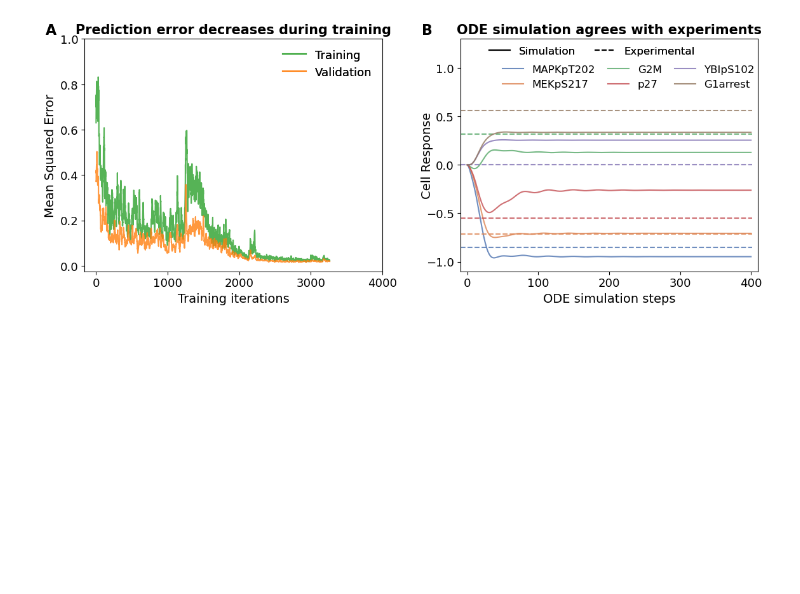
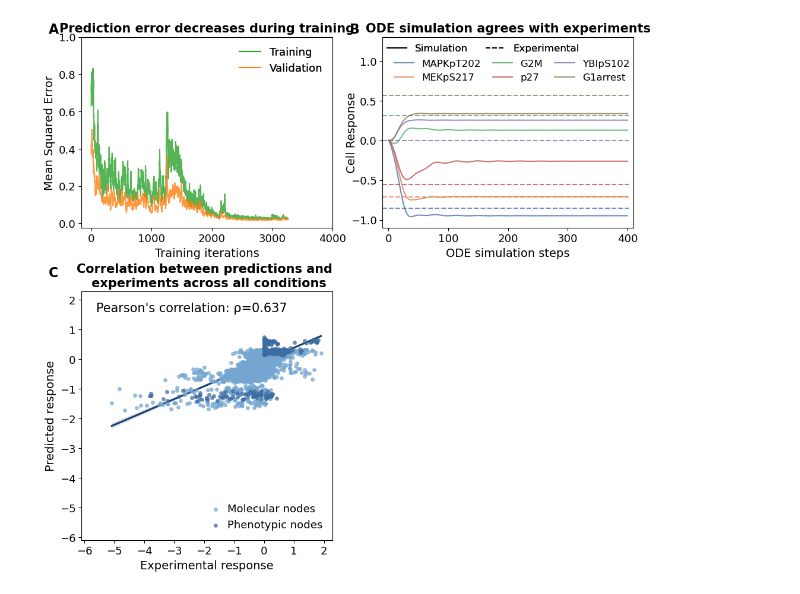
Before and after one commit to sanderlab/cellbox_torch, a Jupyter notebook: manuscript_rep/Figure2/Figure2.ipynb, the cells around one changed output. Drawn from its saved outputs; the diff is of its cells as text; code cells hidden in the pictures; blank space fills up the shorter version.

```diff
--- a/manuscript_rep/Figure2/Figure2.ipynb
+++ b/manuscript_rep/Figure2/Figure2.ipynb
@@ -86,7 +86,7 @@ def b(index = '000', condition = 0, nT = 400):
 # %%
 # Panel C
 #y_hat = pd.read_csv(root+'/12_random_partition_average_testhat.csv', index_col = 0)
-y_hat = pd.read_csv(root+'/random_partition_average_testhat_929.csv', index_col = 0)
+y_hat = pd.read_csv("/users/ngun7t/Documents/cellbox-jun-6/manuscript_rep/Figure2/random_partition_average_pytorch_490.csv", index_col = 0)
 y = pd.read_csv("/users/ngun7t/Documents/cellbox-jun-6/data/expr.csv", header = None)
 # %%
 def moving_average(sequence, n=5) :
@@ -154,7 +154,6 @@ plt.title("ODE simulation agrees with experiments",
 plt.text(-0.13,1.02,'B', weight='bold',transform=ax.transAxes)
 
 
-"""
 # Panel C
 ax = plt.subplot2grid((14, 2), (7, 0), rowspan=8)
 x_all = y.values.flatten()
@@ -172,7 +171,7 @@ plt.legend(["Molecular nodes","Phenotypic nodes"], loc="lower right", frameon=Fa
           handletextpad=0.1)
 plt.plot([-10, 10], [-10, 10], c = 'white', alpha = 0, ls = '--')
 #plt.scatter(x_all, y_all, s = 15, alpha = 0.6)
-sns.regplot(x_all, y_all, scatter_kws={'s': 15, 'alpha': 0},line_kws={'color': '#1B406C', 'alpha': 1})
+sns.regplot(x=x_all, y=y_all, scatter_kws={'s': 15, 'alpha': 0},line_kws={'color': '#1B406C', 'alpha': 1})
 #sns.regplot(x_all, y_all, scatter_kws={'s': 15, 'alpha': 0},line_kws={'color': '#F18A64', 'alpha': 1})
 
 plt.xticks(np.arange(-6,3))
@@ -187,32 +186,32 @@ plt.ylim([lower*1.2, upper*1.2])
 r = np.corrcoef(x_all, y_all)[0][1]
 plt.text(x = -5.6, y= 1.6, s='Pearson\'s correlation: ρ=%1.3f'%r,
         size = 15)
 plt.xlabel('Experimental response')
 plt.ylabel('Predicted response')
 plt.title("Correlation between predictions and \n experiments across all conditions",
           weight='bold', size=15)
 
 plt.text(-0.13,1.06,'C', weight='bold',transform=ax.transAxes)
-
+"""
 
 # Panel D (across different conditions)
 ax = plt.subplot2grid((14, 2), (7, 1), rowspan=8)
 x_all = y.values
 y_all = y_hat.values
 rs = [np.corrcoef(x_all[i], y_all[i])[0][1] for i in range(y.shape[0])]
 plt.hist(rs, bins = 22, color = 'grey', alpha = 0.6, rwidth=0.93)
 plt.axvline(x = r, linewidth=2, label = 'Median', color="#1B406C")
 plt.xlabel('Experiment-prediction correlation')
 plt.ylabel('Number of conditions')
 plt.xticks([0.2,0.4,0.6,0.8,1.0])
 plt.yticks([0,10,20,30,40])
 plt.text(0.62,33,"correlation for \nall conditions", color="#1B406C",
         size = 15)
 plt.title("Correlation between predictions and \n experiments for individual conditions",
           weight='bold', size=15)
 plt.text(-0.13,1.06,'D', weight='bold',transform=ax.transAxes)
 """
 
 plt.tight_layout()
 # %% [output]
-[figure, old version]
+[figure, new version]
```
Also changed, not shown: parts of 4 cells of this notebook, 18 other files.
